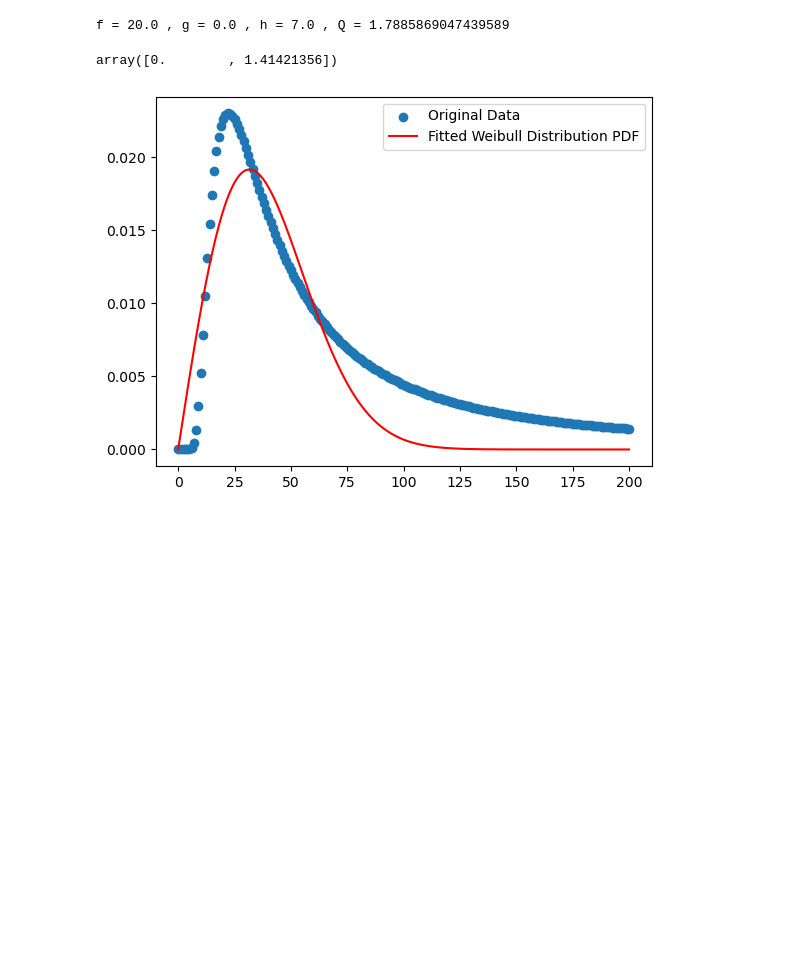
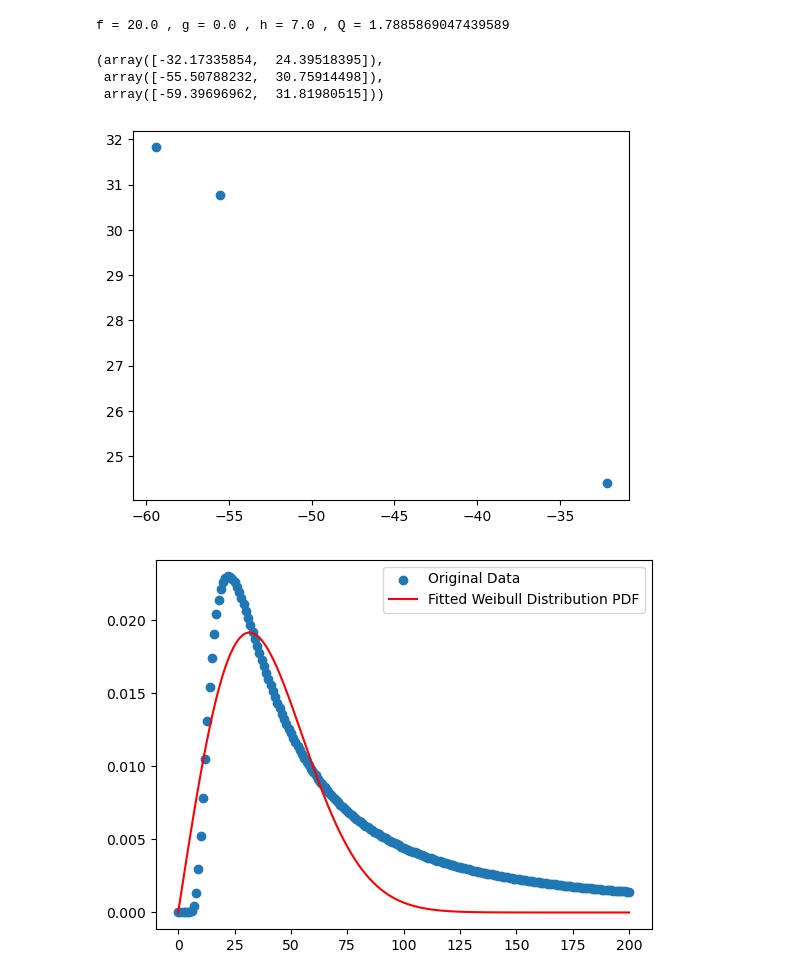
Before and after one commit to karina-regina/Expo7, a Jupyter notebook: PYTHON/estimation_gas_leak_location.ipynb, the cells around one changed output. Drawn from its saved outputs; the diff is of its cells as text; code cells hidden in the pictures; blank space fills up the shorter version.

```diff
--- a/PYTHON/estimation_gas_leak_location.ipynb
+++ b/PYTHON/estimation_gas_leak_location.ipynb
@@ -190,12 +190,25 @@ for Stability_Iteration in range(1,7):
         DataDict['Negative Gradient'].append(neg_grad)
         DataDict['Positive Gradient'].append(pos_grad)
         DataDict['Stability Class'].append(Stability_Iteration)
-# %%
-pd.DataFrame(DataDict).to_excel('LDA_Data.xlsx')
-theta=np.pi/4
-np.array([[np.cos(theta), -np.sin(theta)],[np.sin(theta), np.cos(theta)]]) @ [1,1]
-# %% [output]
-array([0.        , 1.41421356])
+# %%
+pd.DataFrame(DataDict).to_excel('LDA_Data.xlsx')
+theta=-np.pi/4
+np.array([[np.cos(theta), -np.sin(theta)],[np.sin(theta), np.cos(theta)]]) @ [1,1]
+
+Crosswind_list=[[0,1],[-23,23],[-32,12],[9,36],[50,50],[50,0],[0,50],[50,51]]
+sorted(Crosswind_list, key=lambda coord: max(coord[0], coord[1]))
+#plt.scatter([31.89101615, 44.07754963, 46.10863854],[24.76313972, 45.65544457, 49.13749537])
+a=np.array([[np.cos(theta), -np.sin(theta)],[np.sin(theta), np.cos(theta)]]) @ [-40.0, -5.5]
+b=np.array([[np.cos(theta), -np.sin(theta)],[np.sin(theta), np.cos(theta)]]) @[-61.0, -17.5]
+c=np.array([[np.cos(theta), -np.sin(theta)],[np.sin(theta), np.cos(theta)]]) @ [-64.5, -19.5]
+
+plt.scatter([a[0],b[0],c[0]],[a[1],b[1],c[1]])
+a,b,c
+# %% [output]
+(array([-32.17335854,  24.39518395]),
+ array([-55.50788232,  30.75914498]),
+ array([-59.39696962,  31.81980515]))
+[figure, added]
 # %%
 import numpy as np
 from scipy.optimize import curve_fit
```
Also changed, not shown: 2 other files.
